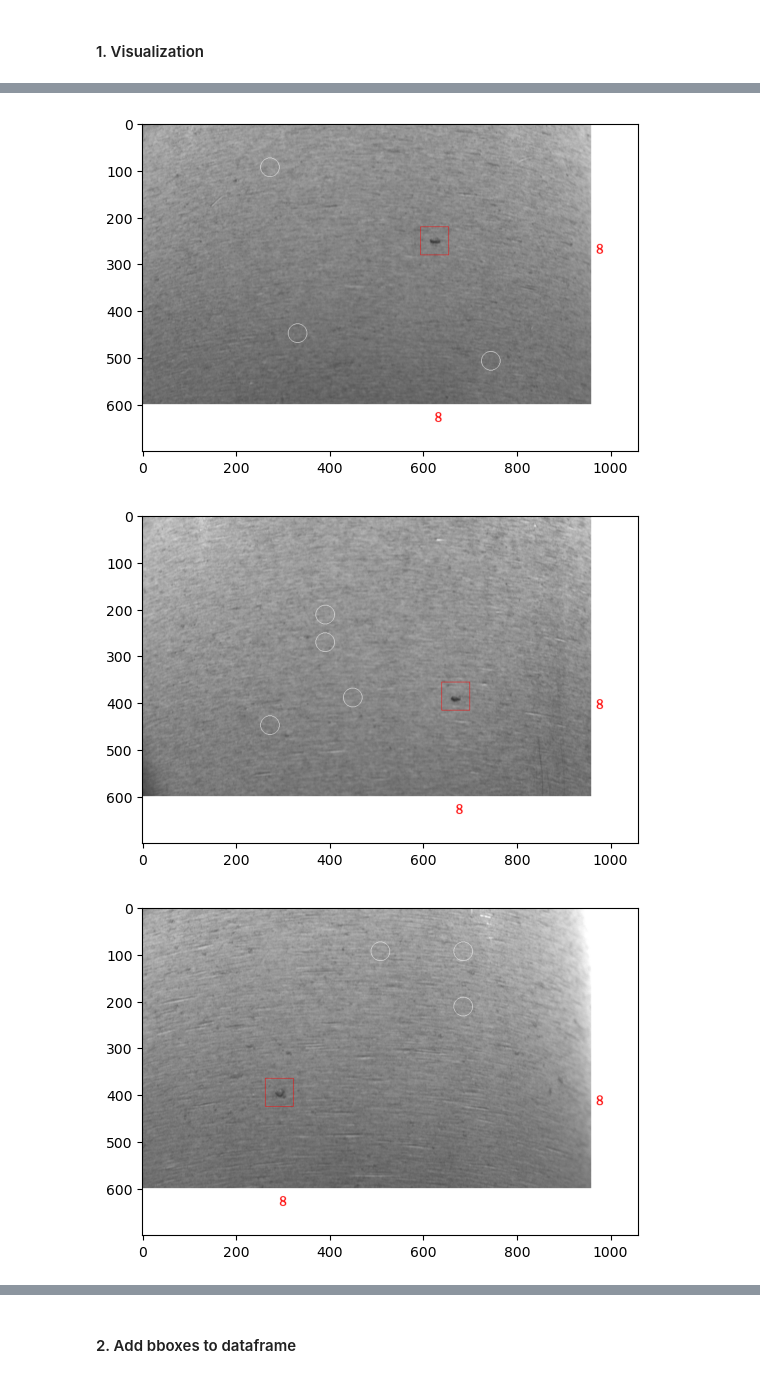
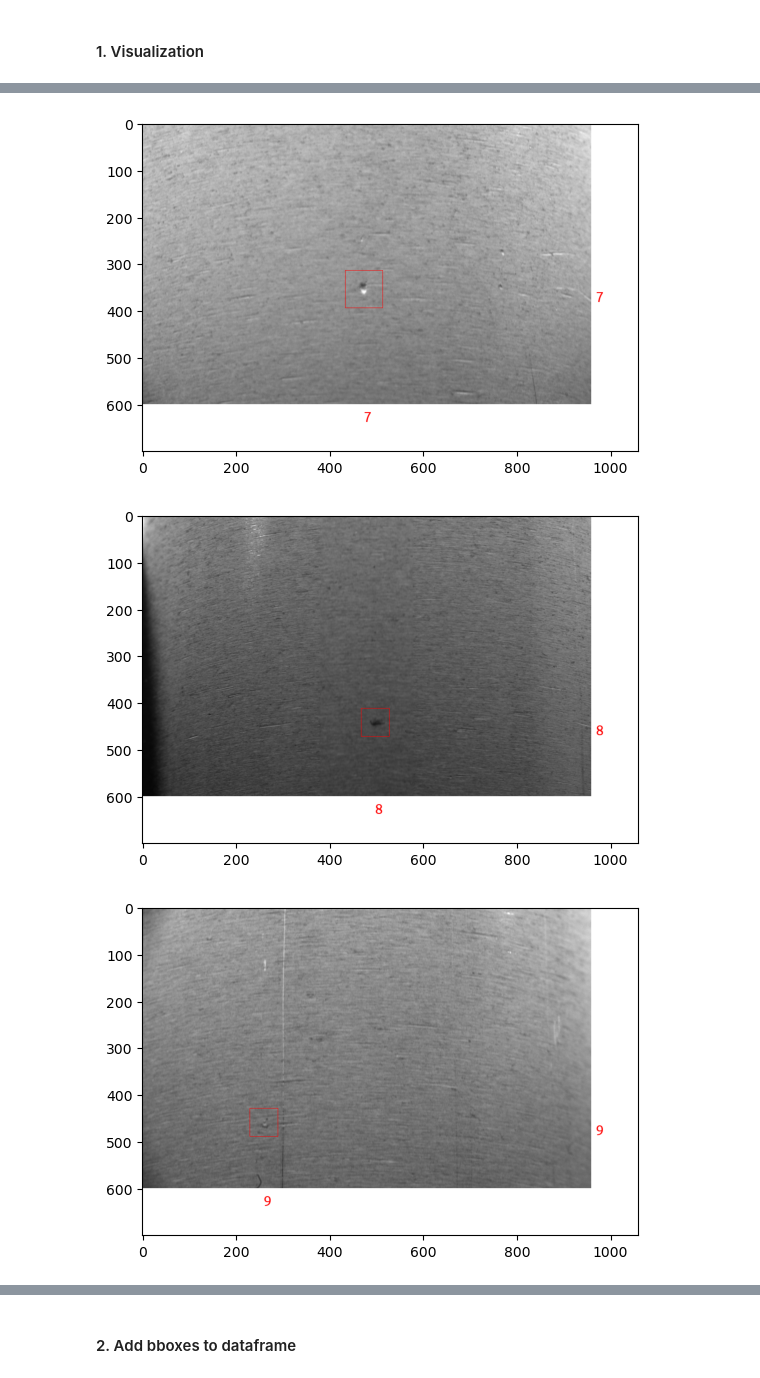
Before and after one commit to Dynamical-LR/atomic_pipes, a Jupyter notebook: nn/data_preparation/4_create_bbox.ipynb, the cells around one changed output, grey strips where cells are left out. Drawn from its saved outputs; the diff is of its cells as text; code cells hidden in the pictures.

Commit message:
added bboxes to all defect classes

```diff
--- a/nn/data_preparation/4_create_bbox.ipynb
+++ b/nn/data_preparation/4_create_bbox.ipynb
@@ -36,14 +34,16 @@ df
 | 34543 | 2021.09.01/02/3_185.bmp | NaN | NaN | NaN | 8707_no_def.jpg | NaN | NaN | NaN |
 34544 rows × 8 columns
 # %%
-# sizes of bboxes per class
-bbox_size_dict = {6: [80, 80], 7: [80, 80], 8: [60, 60], 9:[60, 60], 10: [180, 180], 12: [180, 60]}
+# sizes of bboxes per class of defect
+bbox_size_dict = {1: [60, 150], 2:[60, 200], 3: [60, 80], 4: [160, 160],
+                  5: [60, 160], 6: [80, 80], 7: [80, 80], 8: [60, 60],
+                  9:[60, 60], 10: [180, 180], 11: [130, 130], 12: [180, 60], 13:[60, 150]}
 cls_add_bb = list(bbox_size_dict.keys())
 # %% [markdown]
 #### 1. Visualization
 # %%
 def get_img_with_bbox(df, img_name, img):
-    """Adds bbox to img for defects of classes 6, 7, 8, 9, 10, 12"""
+    """Adds bbox to img for defects of classes 1-13"""
     # paste img on a white background
     bgd_img = Image.new('RGB', (IMG_WIDTH+100, IMG_HEIGHT+100), (255, 255, 255))
     bgd_img.paste(img, (0, 0))
@@ -64,7 +64,7 @@ def get_img_with_bbox(df, img_name, img):
             continue
         cl = int(cl)
         if cl == 0: # no defect
-            draw.ellipse((x-20, y-20, x+20, y+20), outline ='white')
+            continue
         else:
             if cl in cls_add_bb:
                 w, h = bbox_size_dict[cl]
@@ -93,10 +93,17 @@ def plot_class_samples(df, class_num, sample_size=40):
         plt.imshow(bgd_img)
         plt.show()
 # %%
-plot_class_samples(df, class_num=6, sample_size=3)
-plot_class_samples(df, class_num=7, sample_size=3)
-plot_class_samples(df, class_num=8, sample_size=3)
-plot_class_samples(df, class_num=9, sample_size=3)
-plot_class_samples(df, class_num=10, sample_size=3)
-plot_class_samples(df, class_num=12, sample_size=3)
+plot_class_samples(df, class_num=1, sample_size=1)
+plot_class_samples(df, class_num=2, sample_size=1)
+plot_class_samples(df, class_num=3, sample_size=1)
+plot_class_samples(df, class_num=4, sample_size=1)
+plot_class_samples(df, class_num=5, sample_size=1)
+plot_class_samples(df, class_num=6, sample_size=1)
+plot_class_samples(df, class_num=7, sample_size=1)
+plot_class_samples(df, class_num=8, sample_size=1)
+plot_class_samples(df, class_num=9, sample_size=1)
+plot_class_samples(df, class_num=10, sample_size=1)
+plot_class_samples(df, class_num=11, sample_size=1)
+plot_class_samples(df, class_num=12, sample_size=1)
+plot_class_samples(df, class_num=13, sample_size=1)
 # %% [output]
@@ -109,3 +116,3 @@ plot_class_samples(df, class_num=12, sample_size=3)
-[figure, old version]
+[figure, new version]
-[figure, old version]
+[figure, new version]
-[figure, old version]
+[figure, new version]
```
Also changed, not shown: parts of 7 cells of this notebook, 1 other file.
